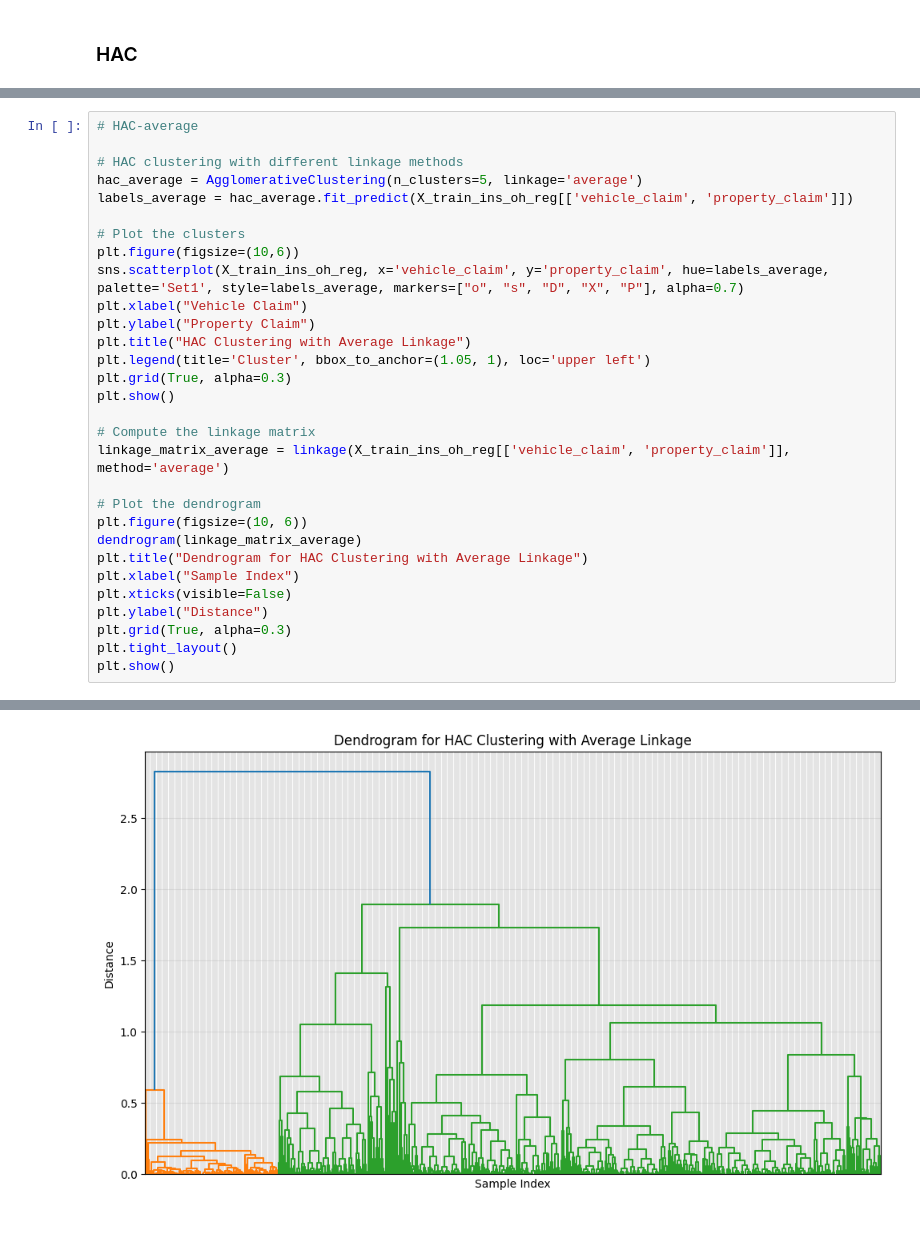
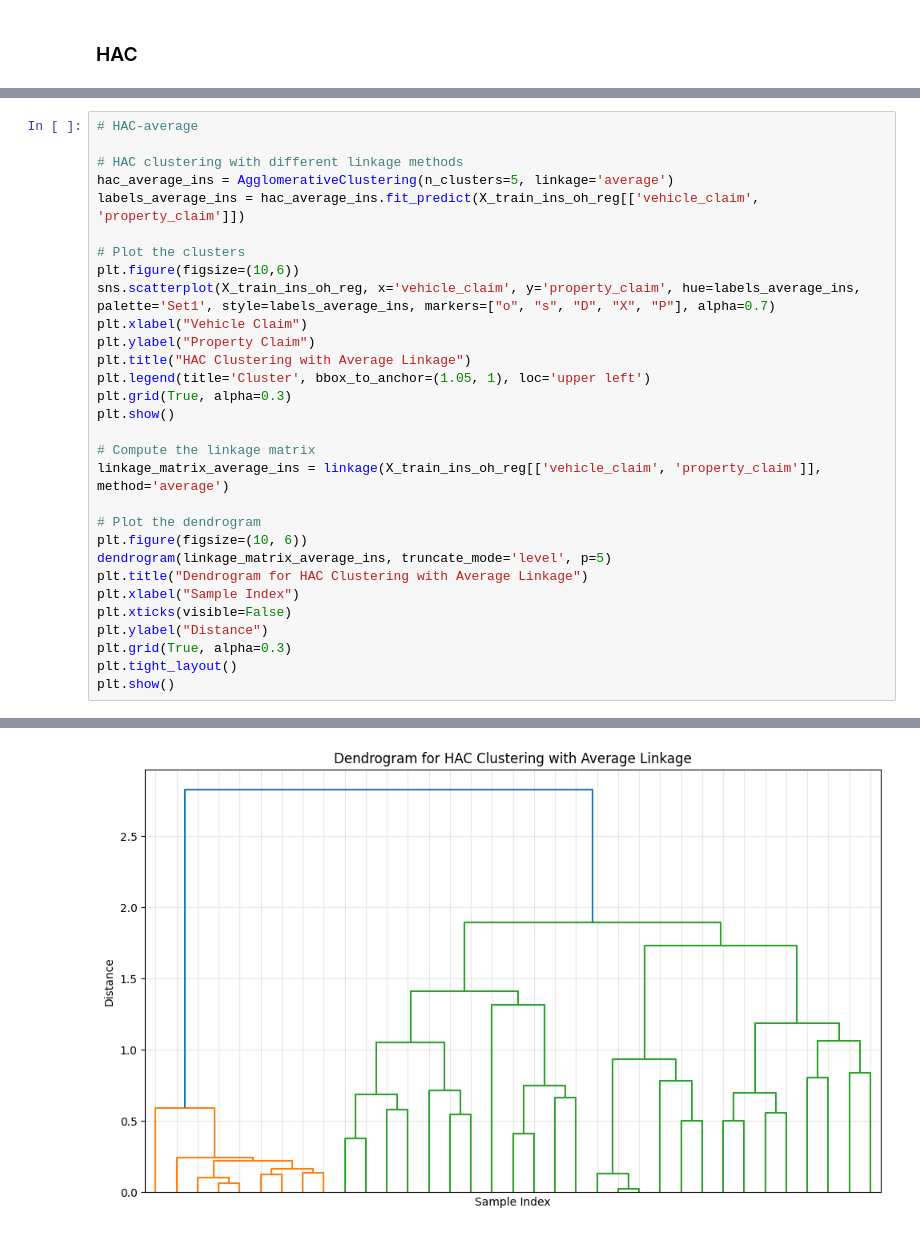
Before and after one commit to jtvon/799S-Data-Science-Capstone, a Jupyter notebook: Week-11-jupyter-notebook.ipynb, the cells around one changed output, grey strips where cells are left out. Drawn from its saved outputs; the diff is of its cells as text.

```diff
--- a/Week-11-jupyter-notebook.ipynb
+++ b/Week-11-jupyter-notebook.ipynb
@@ -284,36 +396,36 @@ plt.show()
 # %%
 # HAC-average
 
 # HAC clustering with different linkage methods
-hac_average = AgglomerativeClustering(n_clusters=5, linkage='average')
-labels_average = hac_average.fit_predict(X_train_ins_oh_reg[['vehicle_claim', 'property_claim']])
+hac_average_ins = AgglomerativeClustering(n_clusters=5, linkage='average')
+labels_average_ins = hac_average_ins.fit_predict(X_train_ins_oh_reg[['vehicle_claim', 'property_claim']])
 
 # Plot the clusters
 plt.figure(figsize=(10,6))
-sns.scatterplot(X_train_ins_oh_reg, x='vehicle_claim', y='property_claim', hue=labels_average, palette='Set1', style=labels_average, markers=["o", "s", "D", "X", "P"], alpha=0.7)
+sns.scatterplot(X_train_ins_oh_reg, x='vehicle_claim', y='property_claim', hue=labels_average_ins, palette='Set1', style=labels_average_ins, markers=["o", "s", "D", "X", "P"], alpha=0.7)
 plt.xlabel("Vehicle Claim")
 plt.ylabel("Property Claim")
 plt.title("HAC Clustering with Average Linkage")
 plt.legend(title='Cluster', bbox_to_anchor=(1.05, 1), loc='upper left')
 plt.grid(True, alpha=0.3)
 plt.show()
 
 # Compute the linkage matrix
-linkage_matrix_average = linkage(X_train_ins_oh_reg[['vehicle_claim', 'property_claim']], method='average')
+linkage_matrix_average_ins = linkage(X_train_ins_oh_reg[['vehicle_claim', 'property_claim']], method='average')
 
 # Plot the dendrogram
 plt.figure(figsize=(10, 6))
-dendrogram(linkage_matrix_average)
+dendrogram(linkage_matrix_average_ins, truncate_mode='level', p=5)
 plt.title("Dendrogram for HAC Clustering with Average Linkage")
 plt.xlabel("Sample Index")
 plt.xticks(visible=False)
 plt.ylabel("Distance")
 plt.grid(True, alpha=0.3)
 plt.tight_layout()
 plt.show()
 # %% [output]
 [figure]
-[figure, old version]
+[figure, new version]
 # %%
 # HAC-ward
 
```
Also changed, not shown: parts of 20 cells of this notebook.
